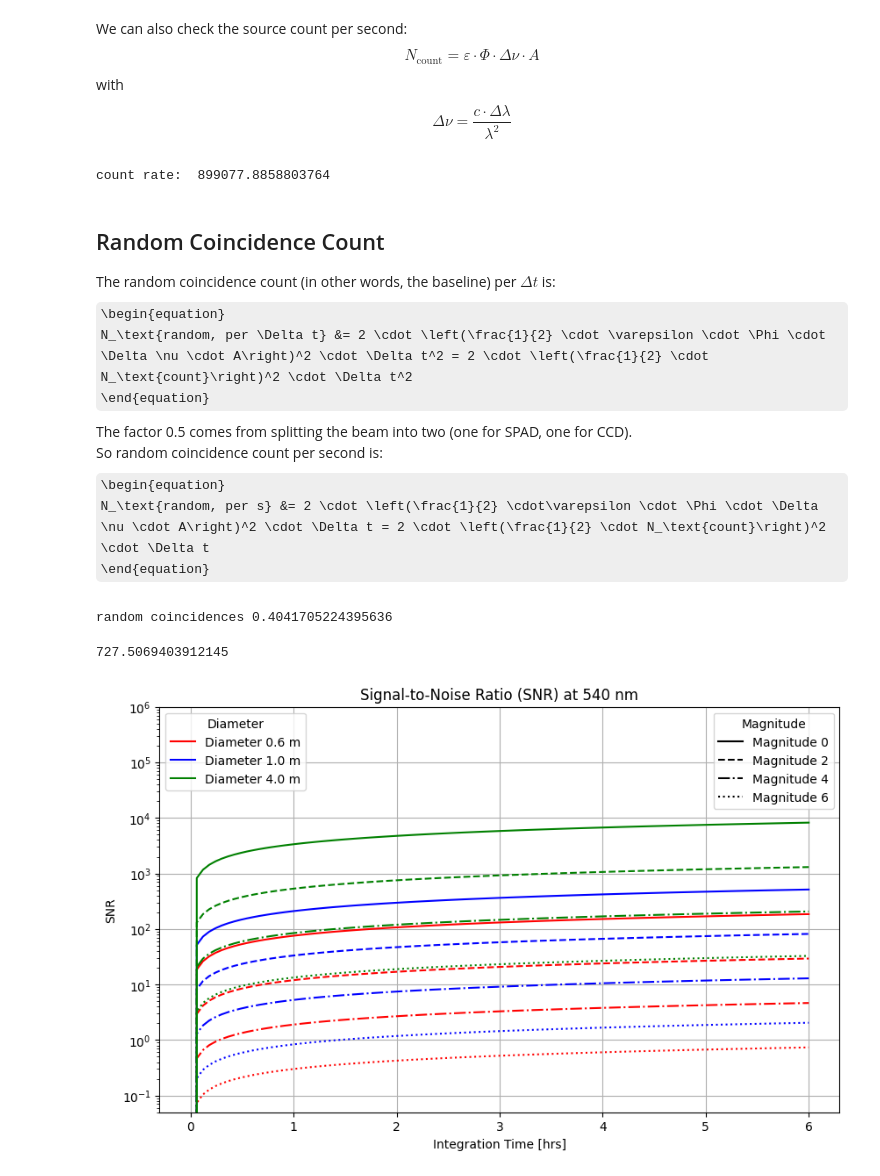
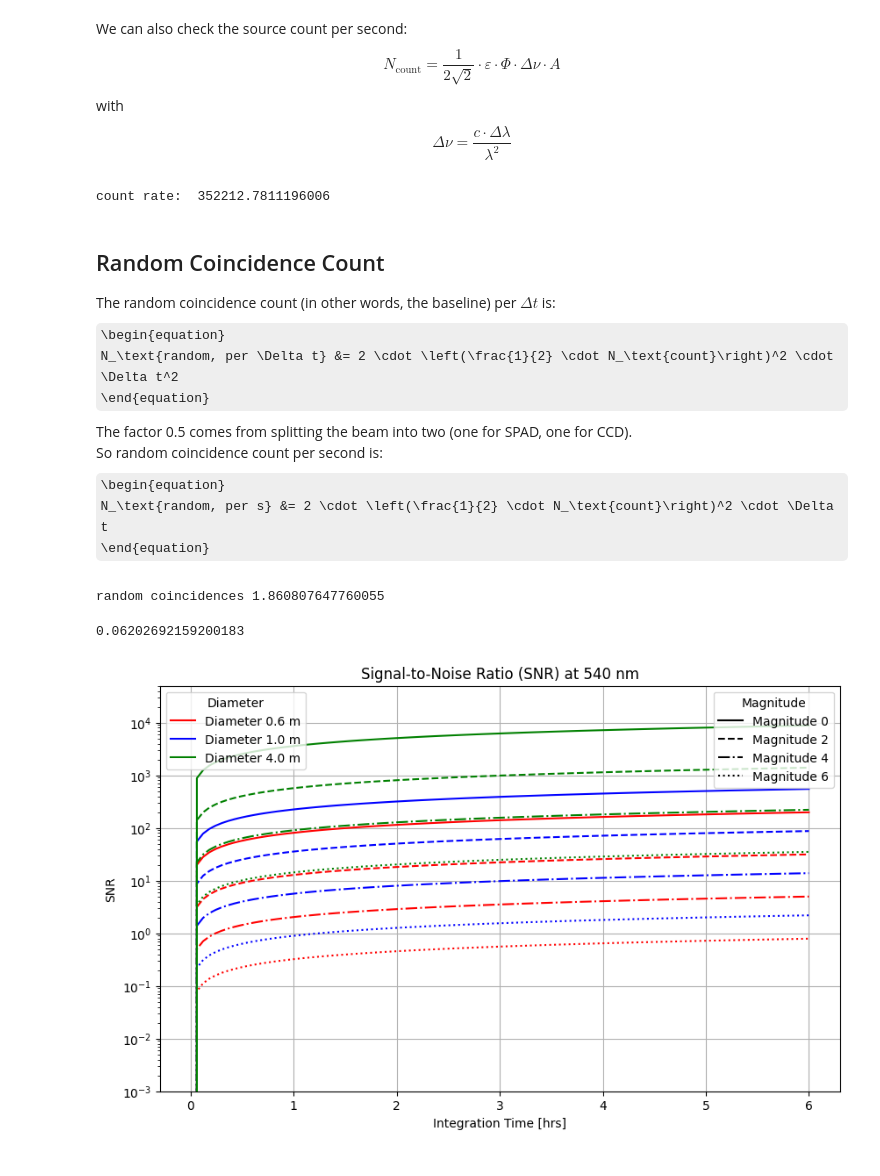
Before and after one commit to LucijanaS/brightstar, a Jupyter notebook: SNR_coincidences.ipynb, the cells around one changed output. Saved outputs shown, nothing was run; the diff lists cells and outputs as text; code cells hidden in the pictures; some formulas as TeX source.

```diff
--- a/SNR_coincidences.ipynb
+++ b/SNR_coincidences.ipynb
@@ -74,7 +73,7 @@ def SNR_simple(T, magnitude, diameter):
     efficiency_f = 0.5 # filter efficiency
     efficiency_p = 1 # 1 means no polarizer, 0.5 with
     efficiency_overall = efficiency_o*efficiency_d*efficiency_f*efficiency_p
-    return V_12**2*efficiency_overall*area_sub(diameter, effective_diameter)*Phi(magnitude, wavelength)*np.sqrt(T/delta_t)
+    return (1/(2*np.sqrt(2)))*V_12**2*efficiency_overall*area_sub(diameter, effective_diameter)*Phi(magnitude, wavelength)*np.sqrt(T*3600/delta_t)
 
-print('SNR: ', SNR_simple(3600, 0, 0.5))
+print('SNR: ', SNR_simple(1, 0, 0.5))
 # %% [output]
@@ -119,0 +106,33 @@ SNR:  419.764174090412
+# %%
+# Generate diameters
+hours = 6
+T_0 = np.linspace(0, 100, 1000)
+
+# Plot SNR vs integration time T_0
+plt.figure()
+
+"""
+for i, t in enumerate(T):
+    plt.plot(diameters, snr(diameters, t), label=f'T = {T_[i]} hours')
+"""
+star_1 = "Vega"
+star_2 = "Sirius"
+mag_1 = 0.03
+mag_2 = -1.46
+
+
+#plt.plot(T_0, SNR_two(T_0, mag_1, diameter_1, diameter_2), label=star_1)
+#plt.plot(T_0, SNR_two(T_0, mag_2, diameter_1, diameter_2), label=star_2)
+
+
+plt.plot(T_0, SNR_two(T_0, mag, diameter_1, diameter_2), label="Vega at Skinakas, 1.3m+0.6m")
+plt.plot(T_0, SNR_simple(T_0, mag, diameter_1), label="Vega at Skinakas, 1.3m")
+plt.plot(T_0, SNR_simple(T_0, mag, diameter), label="Vega at Telesto, 0.5m")
+
+
+plt.xlabel('Integration Time [hrs]')
+plt.ylabel('SNR')
+plt.title('Signal-to-Noise Ratio (SNR) vs Integration Time \n asymmetry accounted for')
+plt.legend()
+plt.grid(True)
+plt.show()
@@ -120,7 +143,7 @@ SNR:  419.764174090412
 # %% [markdown]
 We can also check the source count per second:
 \begin{equation}
-    N_\text{count} = \varepsilon \cdot \Phi \cdot \Delta \nu \cdot A
+    N_\text{count} = \frac{1}{2\sqrt{2}} \cdot \varepsilon \cdot \Phi \cdot \Delta \nu \cdot A
 \end{equation}
 with
 \begin{equation}
@@ -136,67 +159,71 @@ def count_rate(mag, diameter):
     efficiency_f = 0.5 # filter efficiency
     efficiency_p = 1 # 1 means no polarizer, 0.5 with
     efficiency_overall = efficiency_o*efficiency_d*efficiency_f*efficiency_p
-    return efficiency_overall*delta_nu*Phi_*area_sub(diameter, effective_diameter)
+    return (1/(2*np.sqrt(2)))*efficiency_overall*delta_nu*Phi_*area_sub(diameter, effective_diameter)
 
 print('count rate: ', count_rate(0, 0.5))
 # %% [output]
-count rate:  899077.8858803764
+count rate:  352212.7811196006
 # %% [markdown]
 ## Random Coincidence Count
 The random coincidence count (in other words, the baseline) per $\Delta t$ is:
 \begin{equation}
-    N_\text{random, per \Delta t} &= 2 \cdot \left(\frac{1}{2} \cdot \varepsilon \cdot \Phi \cdot \Delta \nu \cdot A\right)^2 \cdot \Delta t^2 = 2 \cdot \left(\frac{1}{2} \cdot N_\text{count}\right)^2 \cdot \Delta t^2
+    N_\text{random, per \Delta t} &= 2 \cdot \left(\frac{1}{2} \cdot N_\text{count}\right)^2 \cdot \Delta t^2
 \end{equation}
 The factor 0.5 comes from splitting the beam into two (one for SPAD, one for CCD). \
 So random coincidence count per second is:
 \begin{equation}
-    N_\text{random, per s} &= 2 \cdot \left(\frac{1}{2} \cdot\varepsilon \cdot \Phi \cdot \Delta \nu \cdot A\right)^2 \cdot \Delta t = 2 \cdot \left(\frac{1}{2} \cdot N_\text{count}\right)^2 \cdot \Delta t
+    N_\text{random, per s} &= 2 \cdot \left(\frac{1}{2} \cdot N_\text{count}\right)^2 \cdot \Delta t
 \end{equation}
 # %%
-def coincidences(T, magnitude, diameter):
+def coincidences_per_bin(magnitude, diameter):
+    return 2*((count_rate(magnitude, diameter)/2)**2)*delta_t**2
+
+def coincidences_per_s(T, magnitude, diameter):
     return 2*((count_rate(magnitude, diameter)/2)**2)*delta_t*T
 
 
-print('random coincidences', coincidences(1, 0, 0.5))
+print('random coincidences', coincidences_per_s(1, 0, 0.5))
 
-((((count_rate(0, 0.5))/2)**2)*1e-12)*3600
+(2*(((count_rate(0, 0.5))/2)**2)*1e-12)*1
 # %% [output]
-random coincidences 0.4041705224395636
+random coincidences 1.860807647760055
-727.5069403912145
+0.06202692159200183
 # %%
+plt.style.use('default')
 T_0 = np.linspace(0, 6, 100)
 diameters = [0.6, 1.0, 4.0]
 magnitudes = [0, 2, 4, 6]
 
 # Plot SNR vs integration time T_0
 plt.figure(figsize=(10, 6))
 
 colors = ['r', 'b', 'g']  # Different colors for different diameters
 linestyles = ['-', '--', '-.', ':']  # Different linestyles for different magnitudes
 
 
 for i, diameter in enumerate(diameters):
     for j, magnitude in enumerate(magnitudes):
         snr_values = [SNR_simple(t * 3600, magnitude, diameter) for t in T_0]
         plt.plot(T_0, snr_values, color=colors[i], linestyle=linestyles[j],
                  label=f'Diameter {diameter} m, Mag {magnitude}')
 
 plt.xlabel('Integration Time [hrs]')
 plt.ylabel('SNR')
 plt.title('Signal-to-Noise Ratio (SNR) at 540 nm')
 diameter_legends = [mlines.Line2D([], [], color=colors[i], linestyle='-', label=f'Diameter {d} m')
                     for i, d in enumerate(diameters)]
 magnitude_legends = [mlines.Line2D([], [], color='black', linestyle=linestyles[i], label=f'Magnitude {m}')
                      for i, m in enumerate(magnitudes)]
 
 legend1 = plt.legend(handles=diameter_legends, loc='upper left', title="Diameter")
 plt.gca().add_artist(legend1)  # Add the first legend manually
 plt.legend(handles=magnitude_legends, loc='upper right', title="Magnitude")
 plt.yscale("log")
-plt.ylim(5e-2, 1e6)
+plt.ylim(1e-3, 5e4)
 
 plt.grid(True)
 plt.show()
 # %% [output]
-[figure, old version]
+[figure, new version]
 # %%
```
Also changed, not shown: parts of 13 cells of this notebook, 6 other files.
